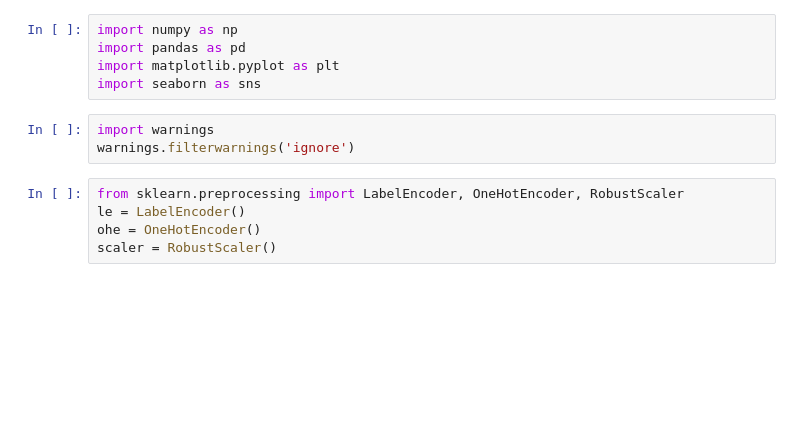
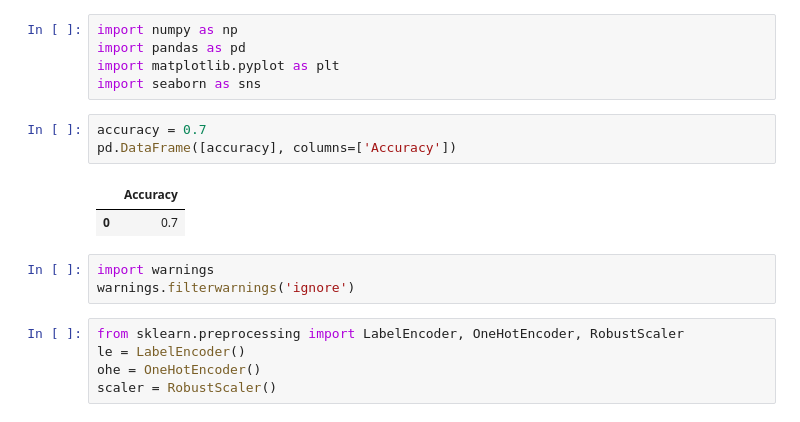
Before and after one commit to gmitchener/MLE, a Jupyter notebook: titanic_notebook.ipynb, the cells around one changed output. Saved outputs shown, nothing was run; the diff lists cells and outputs as text; blank space fills up the shorter version.

```diff
--- a/titanic_notebook.ipynb
+++ b/titanic_notebook.ipynb
@@ -3,6 +3,12 @@ import numpy as np
 import pandas as pd
 import matplotlib.pyplot as plt
 import seaborn as sns
+# %%
+accuracy = 0.7
+pd.DataFrame([accuracy], columns=['Accuracy'])
+# %% [output]
+|  | Accuracy |
+| 0 | 0.7 |
 # %%
 import warnings
 warnings.filterwarnings('ignore')
```
Also changed, not shown: parts of 2 cells of this notebook, 2 other files.
